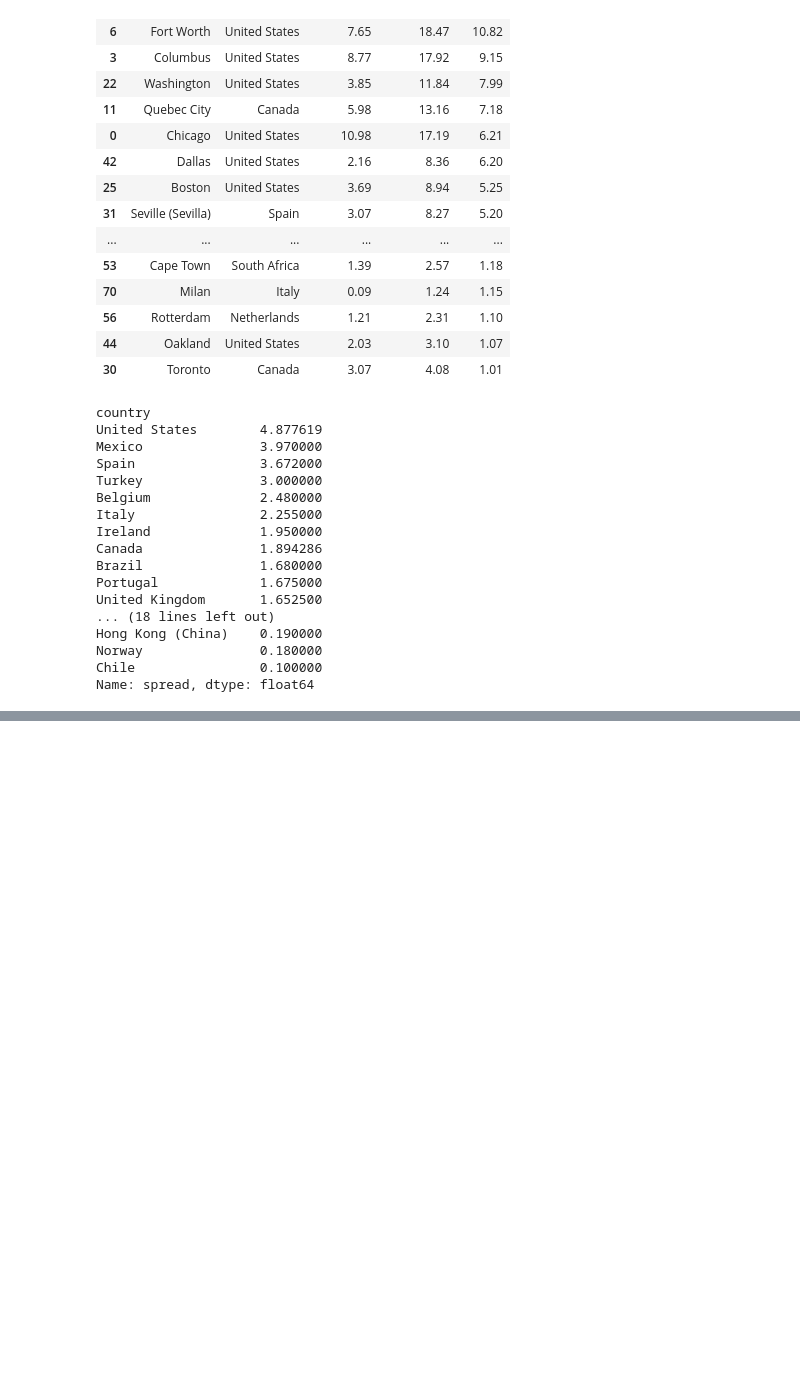
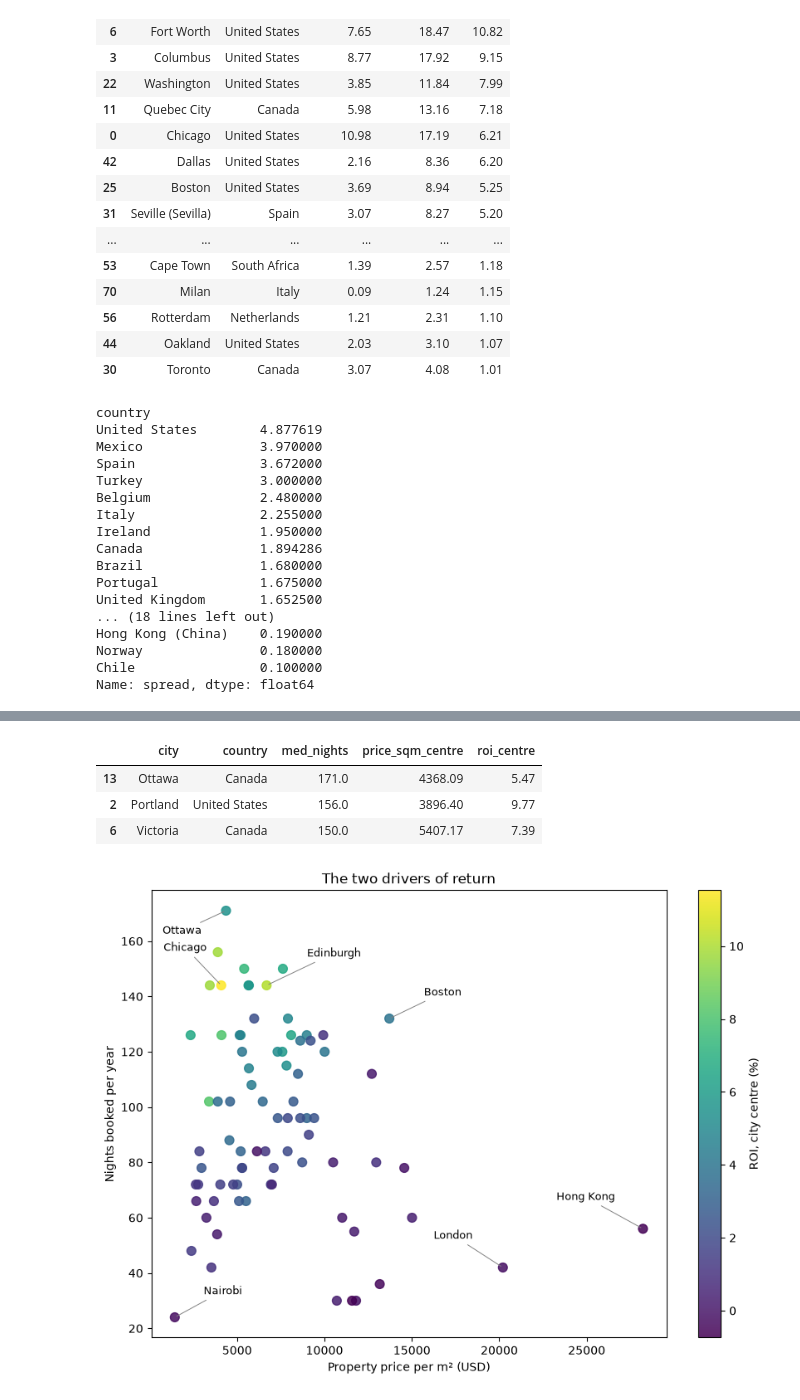
Before and after one commit to ramsesbenzari/airbnb-roi-analysis, a Jupyter notebook: notebooks/03_charts.ipynb, the cells around one changed output, grey strips where cells are left out. Drawn from its saved outputs; the diff is of its cells as text; code cells hidden in the pictures; blank space fills up the shorter version.

```diff
--- a/notebooks/03_charts.ipynb
+++ b/notebooks/03_charts.ipynb
@@ -149,0 +170,38 @@ Name: spread, dtype: float64
+# %%
+df.nlargest(3, "med_nights")[["city","country","med_nights","price_sqm_centre","roi_centre"]]
+# %% [output]
+|  | city | country | med_nights | price_sqm_centre | roi_centre |
+| 13 | Ottawa | Canada | 171.0 | 4368.09 | 5.47 |
+| 2 | Portland | United States | 156.0 | 3896.40 | 9.77 |
+| 6 | Victoria | Canada | 150.0 | 5407.17 | 7.39 |
+# %%
+fig, ax = plt.subplots(figsize=(10, 7))
+
+sc = ax.scatter(df["price_sqm_centre"], df["med_nights"],
+                c=df["roi_centre"], cmap="viridis", s=60, alpha=0.85)
+fig.colorbar(sc, ax=ax, label="ROI, city centre (%)")
+
+ax.set_xlabel("Property price per m² (USD)")
+ax.set_ylabel("Nights booked per year")
+ax.set_title("The two drivers of return")
+
+offsets = {
+    "Hong Kong": (-75, 25),
+    "London":    (-60, 25),
+    "Boston":    (30, 20),
+    "Chicago":   (-50, 30),
+    "Edinburgh": (35, 25),
+    "Ottawa":    (-55, -20),
+    "Nairobi":   (25, 20),
+}
+
+for city, off in offsets.items():
+    r = df[df["city"] == city].iloc[0]
+    ax.annotate(city, (r["price_sqm_centre"], r["med_nights"]),
+                xytext=off, textcoords="offset points", fontsize=9,
+                arrowprops=dict(arrowstyle="-", lw=0.7, color="grey"))
+
+plt.savefig('../charts/drivers.png', dpi=150, bbox_inches='tight')
+plt.show()
+# %% [output]
+[figure, added]
```
Also changed, not shown: parts of 10 cells of this notebook, 7 other files.
